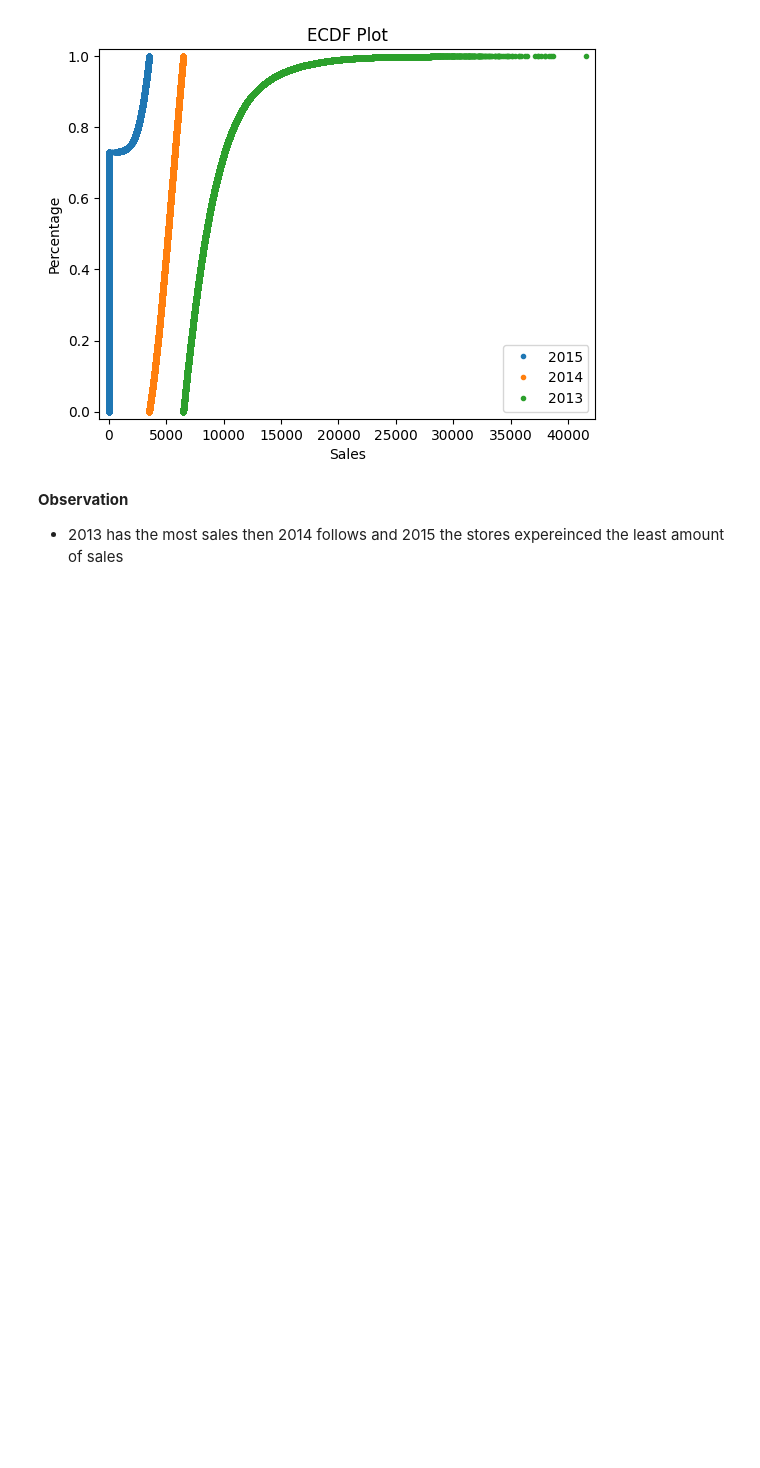
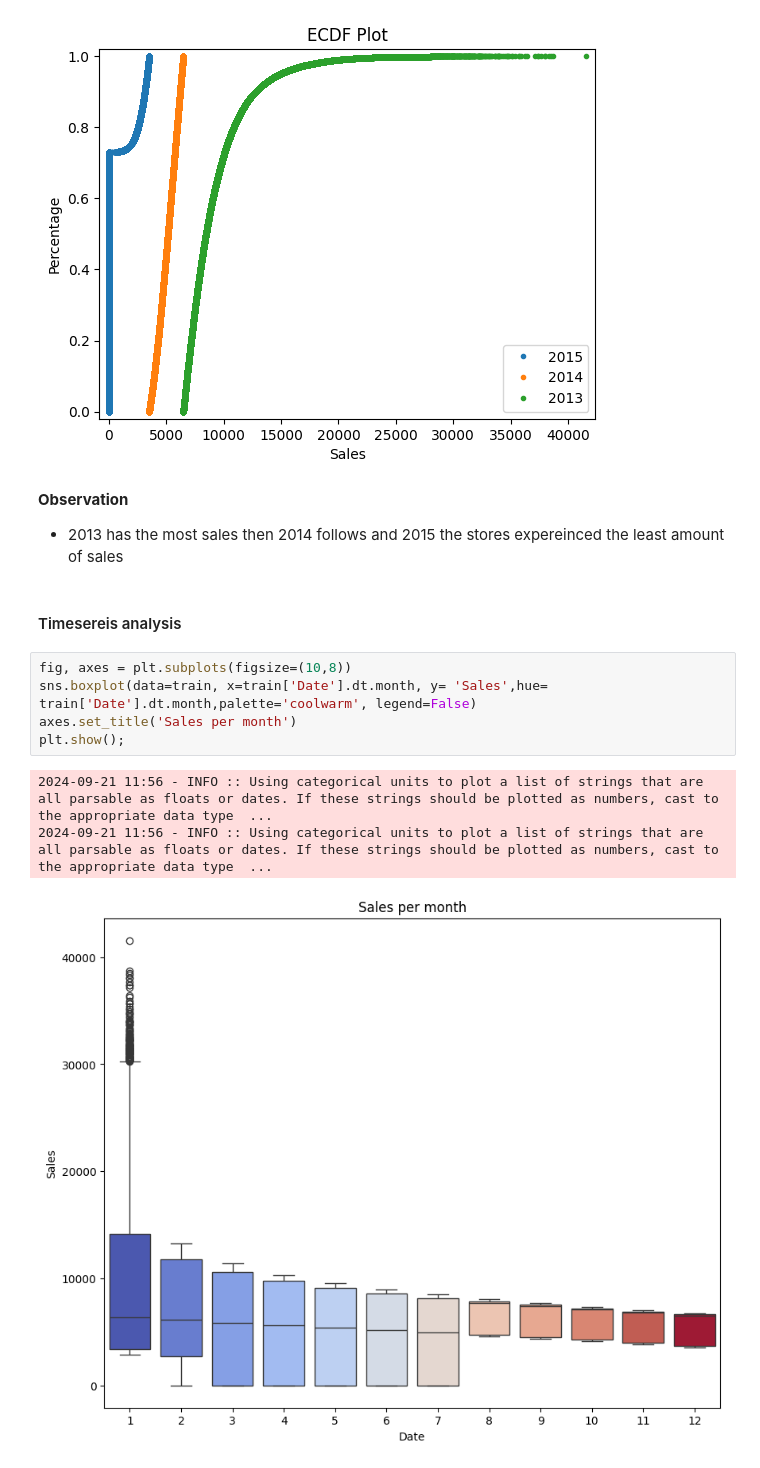
Before and after one commit to Yosef-ft/Sales_Predictive_Model, a Jupyter notebook: notebook/EDA.ipynb, the cells around one changed output. Saved outputs shown, nothing was run; the diff lists cells and outputs as text; blank space fills up the shorter version.

Commit message:
Updated notebook with more plots

```diff
--- a/notebook/EDA.ipynb
+++ b/notebook/EDA.ipynb
@@ -374,3 +374,14 @@ plt.show()
 # %% [markdown]
 **Observation**
 - 2013 has the most sales then 2014 follows and 2015 the stores expereinced the least amount of sales
+# %% [markdown]
+#### Timesereis analysis
+# %%
+fig, axes = plt.subplots(figsize=(10,8))
+sns.boxplot(data=train, x=train['Date'].dt.month, y= 'Sales',hue= train['Date'].dt.month,palette='coolwarm', legend=False)
+axes.set_title('Sales per month')
+plt.show();
+# %% [output]
+2024-09-21 11:56 - INFO :: Using categorical units to plot a list of strings that are all parsable as floats or dates. If these strings should be plotted as numbers, cast to the appropriate data type  ...
+2024-09-21 11:56 - INFO :: Using categorical units to plot a list of strings that are all parsable as floats or dates. If these strings should be plotted as numbers, cast to the appropriate data type  ...
+[figure, added]
```
Also changed, not shown: parts of 3 cells of this notebook.
